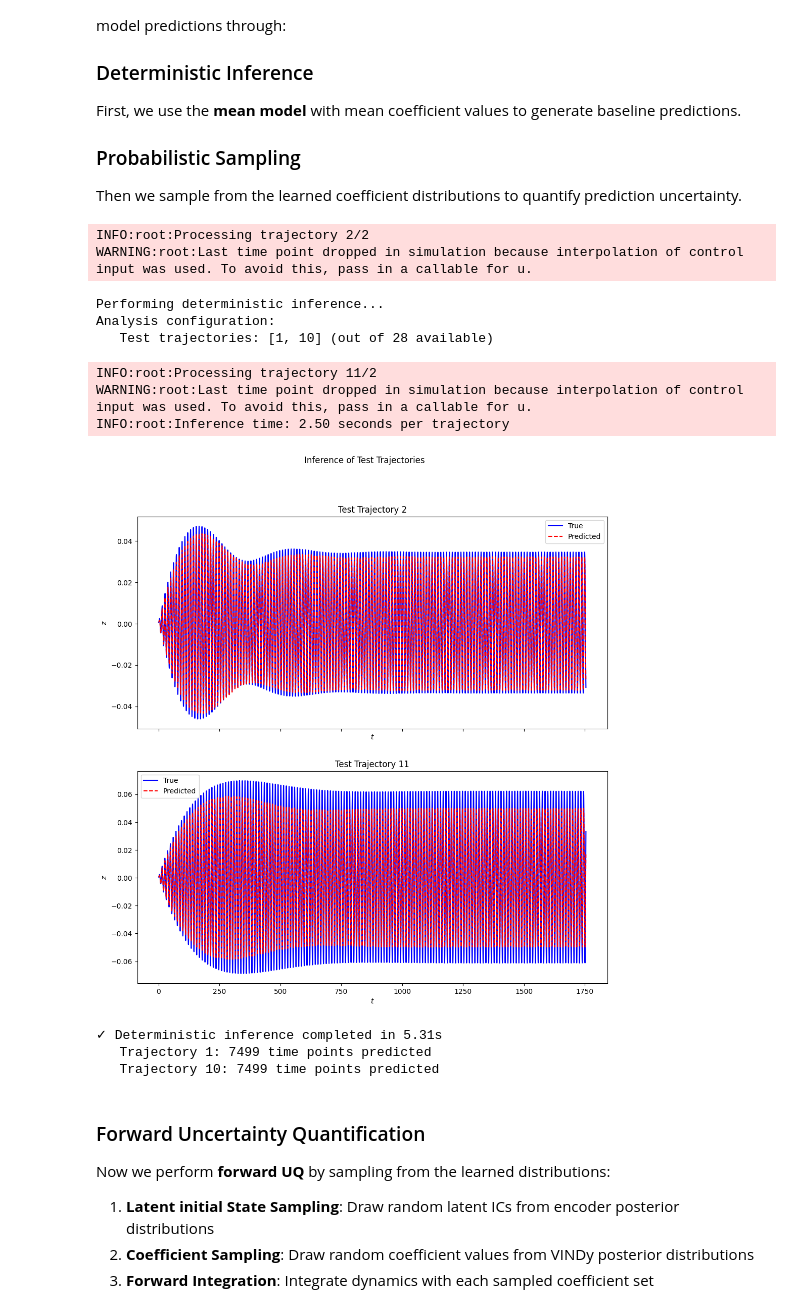
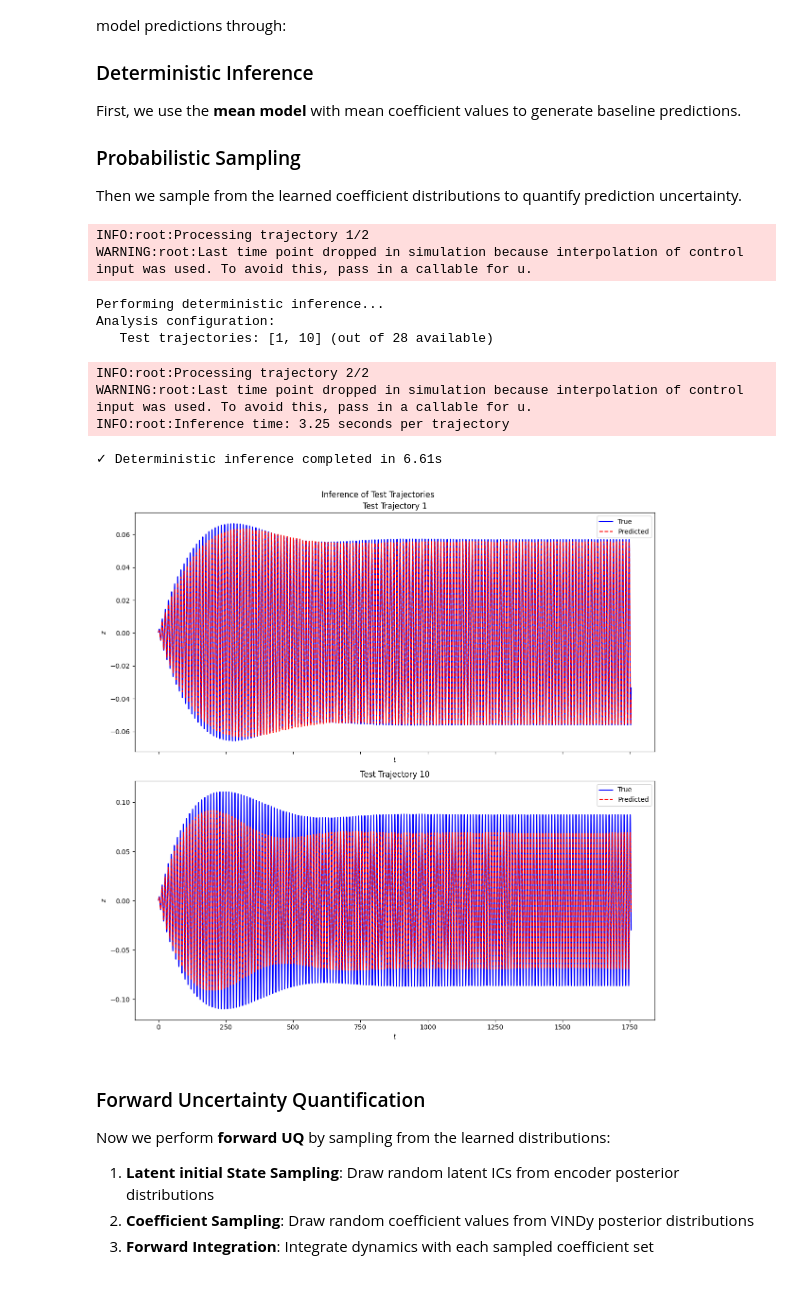
Before and after one commit to ContiPaolo/VENI-VINDy-VICI, a Jupyter notebook: examples/MEMS/MEMS.ipynb, the cells around one changed output. Saved outputs shown, nothing was run; the diff lists cells and outputs as text; code cells hidden in the pictures.

```diff
--- a/examples/MEMS/MEMS.ipynb
+++ b/examples/MEMS/MEMS.ipynb
@@ -88,7 +87,7 @@ INFO:root:################################   1. Loading    #####################
 # =============================================================================
 
 # Model Architecture
-LOAD_MODEL = False              # Set to True to load existing weights
+LOAD_MODEL = True              # Set to True to load existing weights
 MODEL_NAME = "MEMS"
 IDENTIFICATION_LAYER = "vindy"  # Options: 'vindy' (probabilistic) or 'sindy' (deterministic)
 REDUCED_ORDER = 1               # Latent space dimension (1D for beam resonator)
@@ -167,7 +166,12 @@ try:
         V,                    # PCA transformation matrix
         n_sims,               # Number of training simulations
         n_timesteps,          # Timesteps per simulation
-    ) = load_data()
+    ) = load_mems_data(
+        config.beam,
+        end_time_step=END_TIME_STEP,
+        nth_time_step=NTH_TIME_STEP,
+        pca_order=PCA_ORDER
+    )
 
     load_time = time.time() - start_time
     print(f"✓ Data loaded successfully in {load_time:.2f}s")
@@ -503,52 +483,45 @@ Then we sample from the learned coefficient distributions to quantify prediction
 # %%
 # VICI: Deterministic inference with mean coefficients
 print("Performing deterministic inference...")
 
 # Select test trajectories for analysis
+n_traj = 10
 test_ids = [1, 10]  # Test trajectory indices to analyze
 
 print(f"Analysis configuration:")
 print(f"   Test trajectories: {test_ids} (out of {n_sims} available)")
 
 # Perform deterministic inference using mean coefficients
 inference_start = time.time()
 
-try:
-    z_preds, t_preds = perform_inference(
-        veni,
-        x_test_scaled,
-        dxdt_test_scaled,
-        t_test,
-        params_test,
-        test_ids,
-        n_sims,
-        n_timesteps_test,
-    )
+Z, z_preds, t_preds = perform_inference(
+    veni,
+    test_ids,
+    n_sims,
+    n_timesteps_test,
+    t_test,
+    x_test_scaled,
+    dxdt_test_scaled,
+    params_test,
+)
 
-    inference_time = time.time() - inference_start
-    print(f"✓ Deterministic inference completed in {inference_time:.2f}s")
+inference_time = time.time() - inference_start
+print(f"✓ Deterministic inference completed in {inference_time:.2f}s")
 
-    # Quick analysis of predictions
-    for i, test_id in enumerate(test_ids):
-        pred_length = len(t_preds[i])
-        print(f"   Trajectory {test_id}: {pred_length} time points predicted")
-
-except Exception as e:
-    print(f"Inference failed: {e}")
-    raise
+# Quick analysis of predictions
+T = switch_data_format(t_test, n_sims, n_timesteps_test, target_format="3d")
+plot_inference_results(t_preds, z_preds, T, Z, test_ids)
 # %% [output]
-INFO:root:Processing trajectory 2/2
+INFO:root:Processing trajectory 1/2
 WARNING:root:Last time point dropped in simulation because interpolation of control input was used. To avoid this, pass in a callable for u.
 Performing deterministic inference...
 Analysis configuration:
    Test trajectories: [1, 10] (out of 28 available)
-INFO:root:Processing trajectory 11/2
+INFO:root:Processing trajectory 2/2
 WARNING:root:Last time point dropped in simulation because interpolation of control input was used. To avoid this, pass in a callable for u.
-INFO:root:Inference time: 2.50 seconds per trajectory
+INFO:root:Inference time: 3.25 seconds per trajectory
+✓ Deterministic inference completed in 6.61s
-[figure, old version]
+[figure, new version]
-✓ Deterministic inference completed in 5.31s
-   Trajectory 1: 7499 time points predicted
-   Trajectory 10: 7499 time points predicted
 # %% [markdown]
 ### Forward Uncertainty Quantification
 
```
Also changed, not shown: parts of 6 cells of this notebook, 2 other files.
